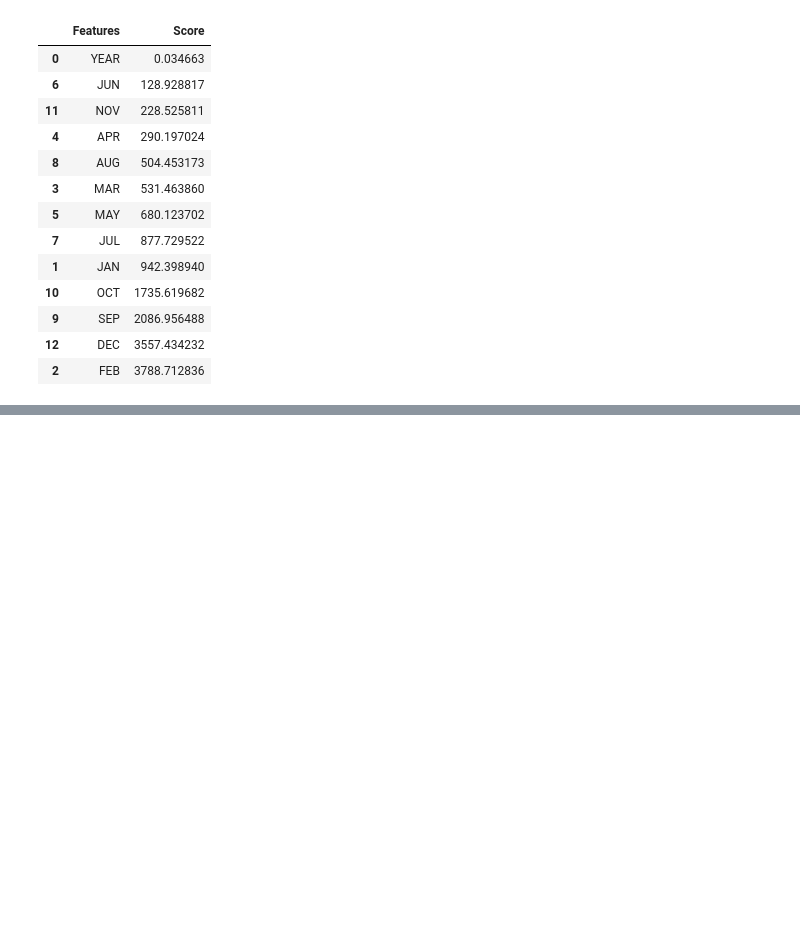
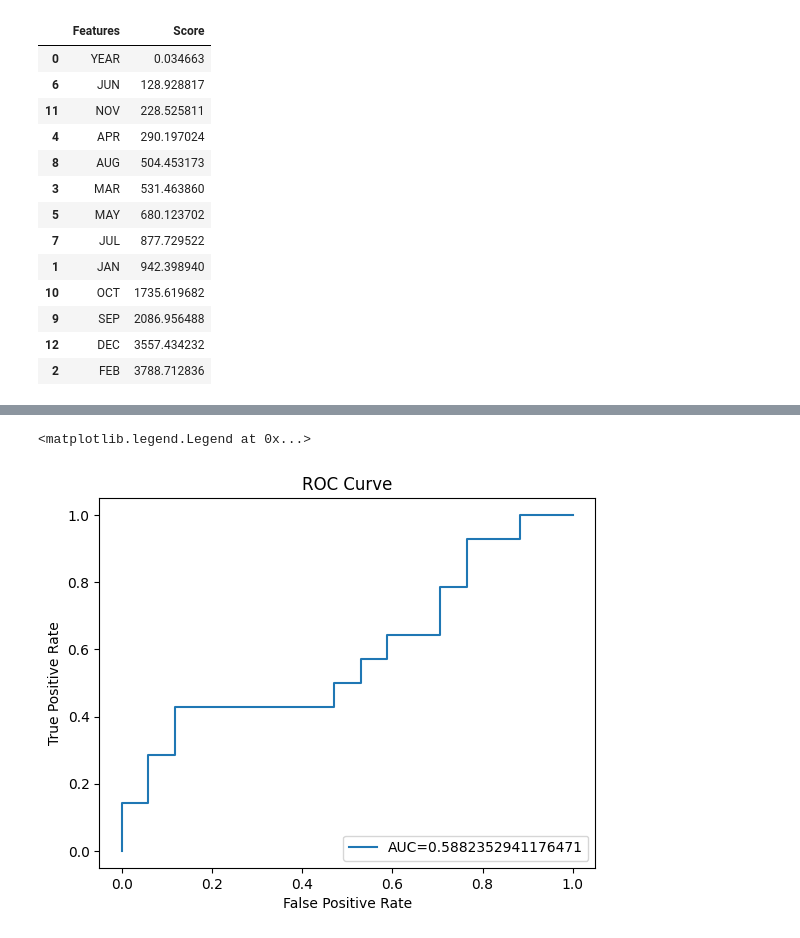
Before and after one commit to guilhermelaviola/PredictiveModel, a Jupyter notebook: PredictiveModel.ipynb, the cells around one changed output, grey strips where cells are left out. Cells and saved outputs as stored; diff of their text form; code cells hidden in the pictures; blank space fills up the shorter version.

Commit message:
Finished the model

```diff
--- a/PredictiveModel.ipynb
+++ b/PredictiveModel.ipynb
@@ -142,0 +151,4 @@ features_scores.sort_values(by = 'Score')
+# %%
+# Creating a logistic regression body
+log_reg = LogisticRegression()
+log_reg.fit(X_train,y_train)
@@ -142,0 +206,19 @@ features_scores.sort_values(by = 'Score')
+# %%
+# Defining the metrics for us to determine the ROC curve
+y_pred_prob = log_reg.predict_proba(X_test) [::,1]
+# %%
+# Calculating the true positive and false positive rates
+false_positive_rate, true_positive_rate, _ = metrics.roc_curve(y_test, y_pred_prob)
+# %%
+# Calculating the AUC to see the model's performance
+auc = metrics.roc_auc_score(y_test, y_pred_prob)
+# %%
+# Plotting the ROC curve
+plt.plot(false_positive_rate, true_positive_rate, label = 'AUC='+str(auc))
+plt.title('ROC Curve')
+plt.ylabel('True Positive Rate')
+plt.xlabel('False Positive Rate')
+plt.legend(loc = 4)
+# %% [output]
+<matplotlib.legend.Legend at 0x...>
+[figure, added]
```
Also changed, not shown: parts of 8 cells of this notebook.
